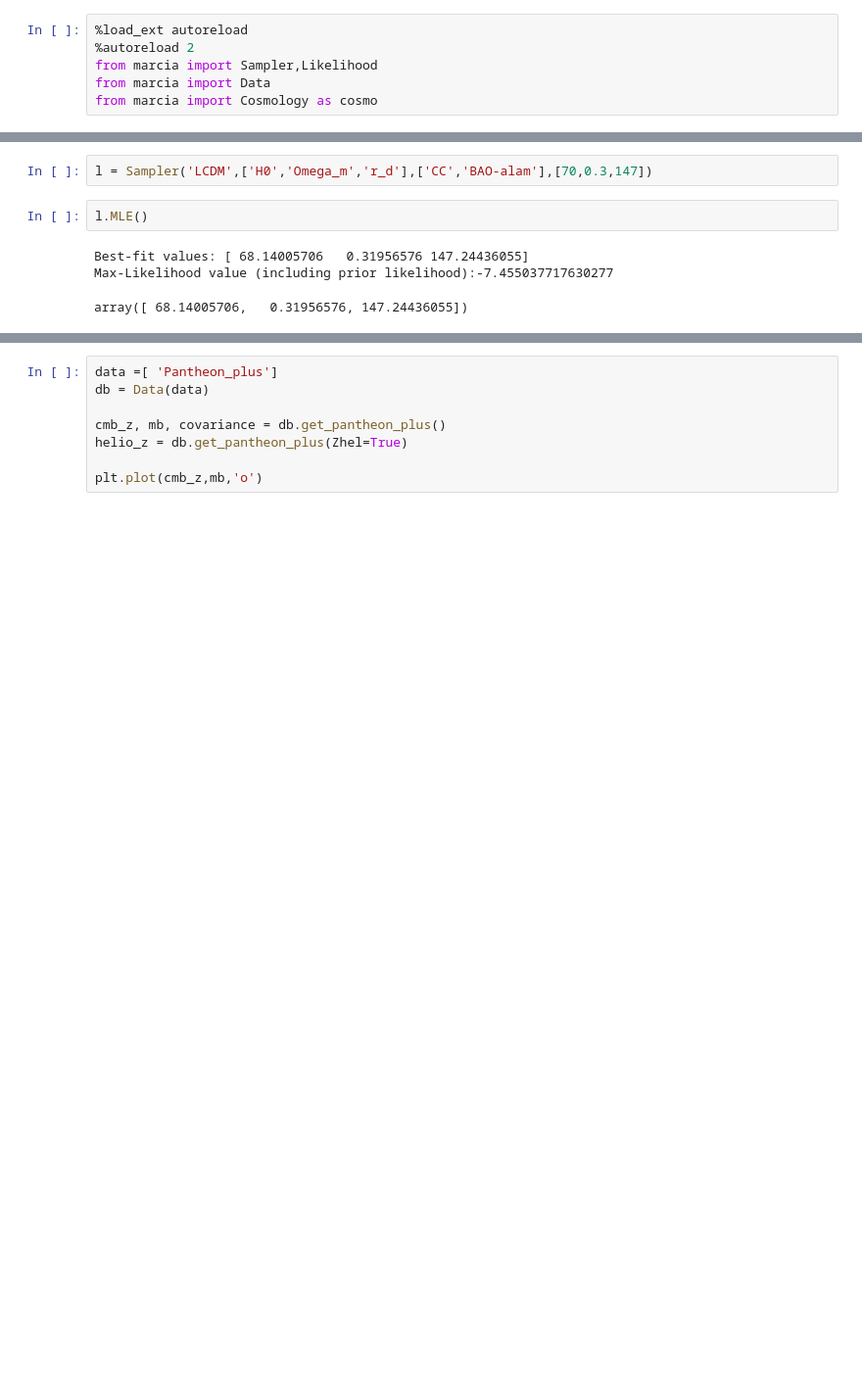
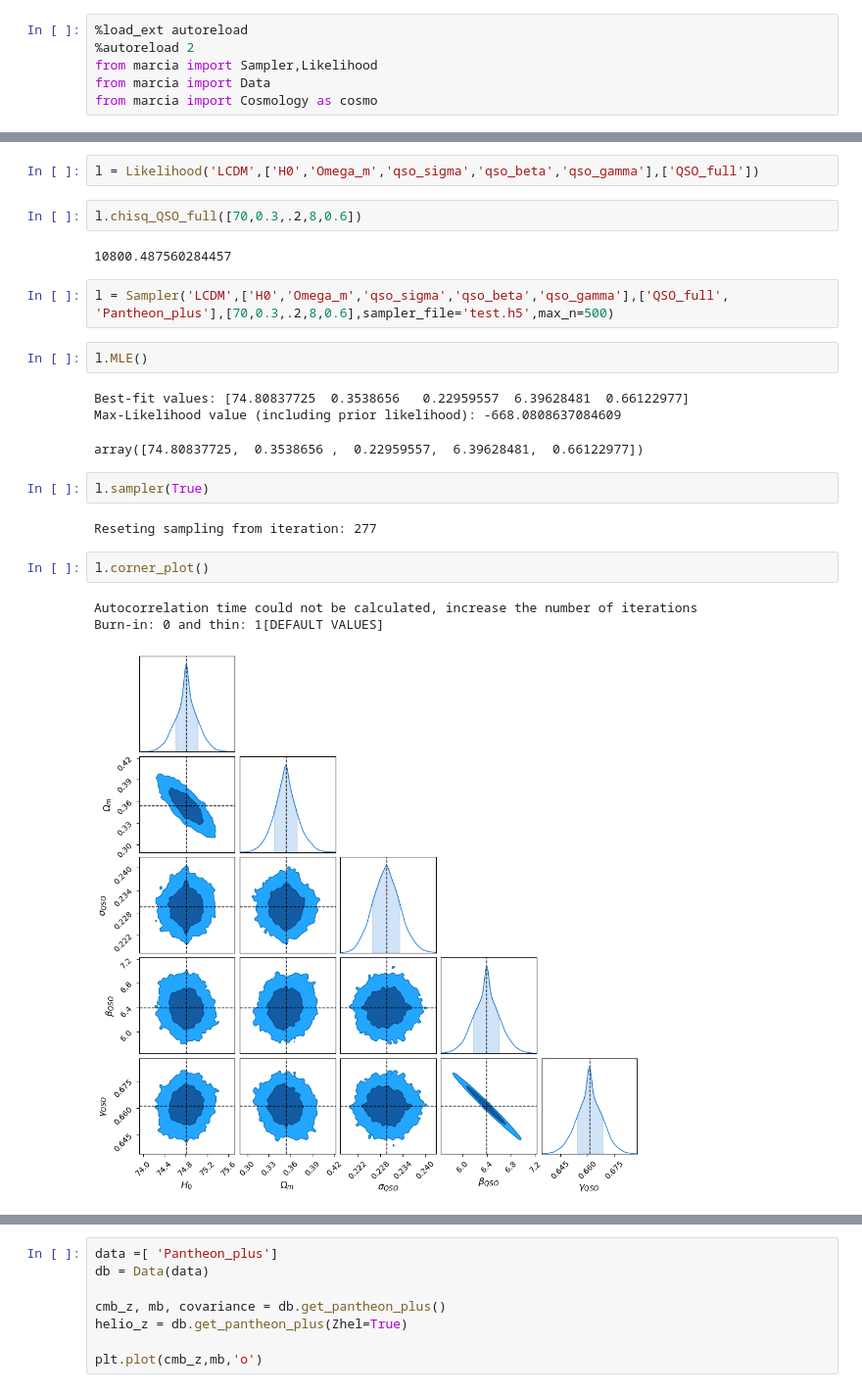
Before and after one commit to cosomelet/marcia, a Jupyter notebook: Notebooks/likelihood.ipynb, the cells around one changed output, grey strips where cells are left out. Shown at 98% size. Drawn from its saved outputs; the diff is of its cells as text; blank space fills up the shorter version.

```diff
--- a/Notebooks/likelihood.ipynb
+++ b/Notebooks/likelihood.ipynb
@@ -14,9 +16,25 @@ from marcia import Cosmology as cosmo
+# %%
+l = Likelihood('LCDM',['H0','Omega_m','qso_sigma','qso_beta','qso_gamma'],['QSO_full'])
+# %%
+l.chisq_QSO_full([70,0.3,.2,8,0.6])
+# %% [output]
+10800.487560284457
 # %%
-l = Sampler('LCDM',['H0','Omega_m','r_d'],['CC','BAO-alam'],[70,0.3,147])
+l = Sampler('LCDM',['H0','Omega_m','qso_sigma','qso_beta','qso_gamma'],['QSO_full', 'Pantheon_plus'],[70,0.3,.2,8,0.6],sampler_file='test.h5',max_n=500)
 # %%
 l.MLE()
 # %% [output]
-Best-fit values: [ 68.14005706   0.31956576 147.24436055]
-Max-Likelihood value (including prior likelihood):-7.455037717630277
+Best-fit values: [74.80837725  0.3538656   0.22959557  6.39628481  0.66122977]
+Max-Likelihood value (including prior likelihood): -668.0808637084609
-array([ 68.14005706,   0.31956576, 147.24436055])
+array([74.80837725,  0.3538656 ,  0.22959557,  6.39628481,  0.66122977])
+# %%
+l.sampler(True)
+# %% [output]
+Reseting sampling from iteration: 277
+# %%
+l.corner_plot()
+# %% [output]
+Autocorrelation time could not be calculated, increase the number of iterations
+Burn-in: 0 and thin: 1[DEFAULT VALUES]
+[figure, added]
 # %%
```
Also changed, not shown: parts of 4 cells of this notebook, 4 other files.
